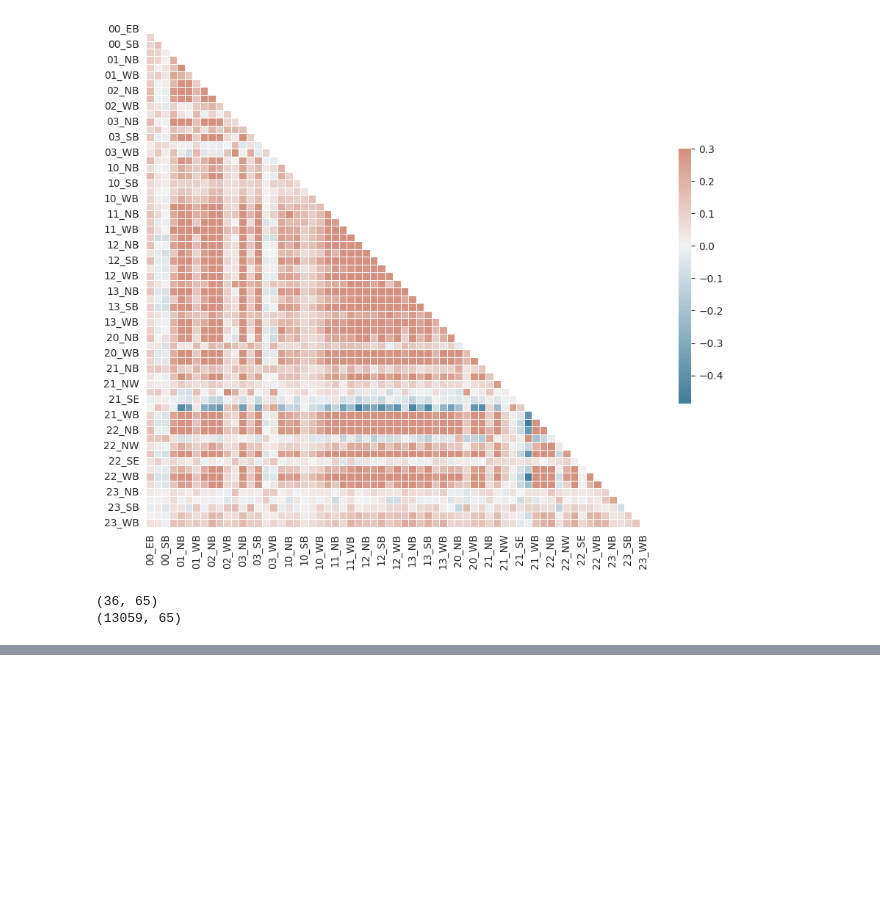
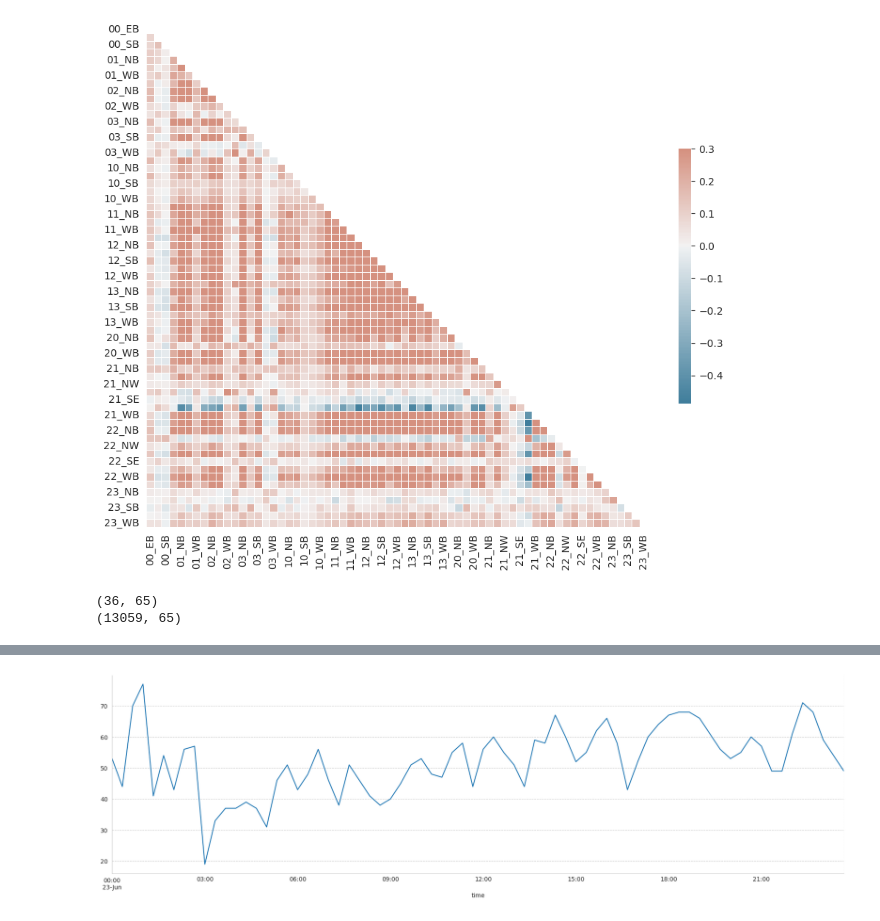
Before and after one commit to fabriziobasso/kaggle, a Jupyter notebook: congestion_v1.ipynb, the cells around one changed output, grey strips where cells are left out. Cells and saved outputs as stored; diff of their text form; code cells hidden in the pictures; blank space fills up the shorter version.

```diff
--- a/congestion_v1.ipynb
+++ b/congestion_v1.ipynb
@@ -642,0 +700,5 @@ print(dataframe_ts.shape)
+# %%
+fig, ax = plt.subplots(figsize=(22,6))
+train_ts_final.loc["1991-06-23","02_SB"].plot(ax=ax);
+# %% [output]
+[figure, added]
```
Also changed, not shown: parts of 7 cells of this notebook.
